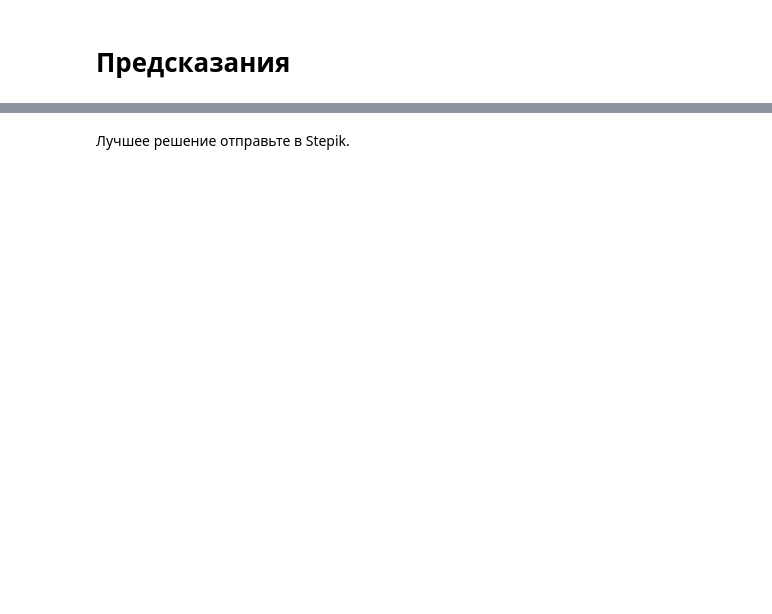
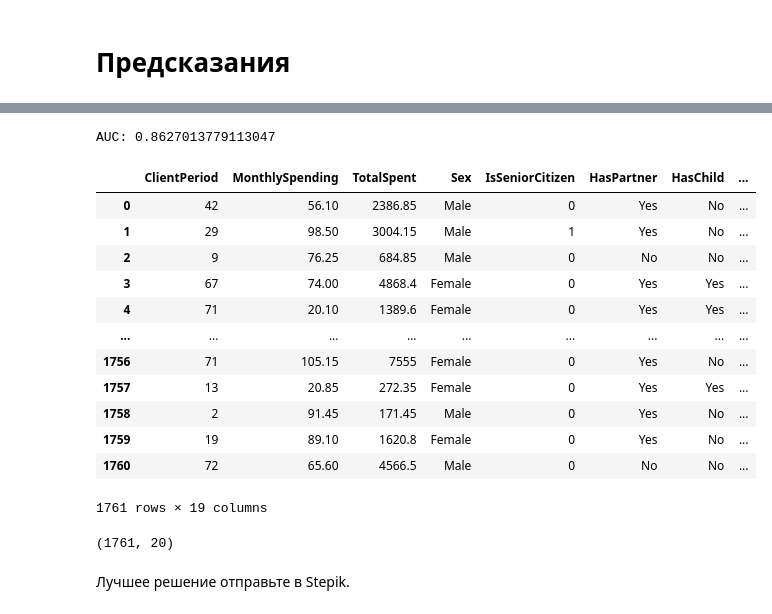
Before and after one commit to Nathan-Mort/Study, a Jupyter notebook: week_03_composition_model_selection/Homework/hw_3_kaggle.ipynb, the cells around one changed output, grey strips where cells are left out. Saved outputs shown, nothing was run; the diff lists cells and outputs as text; code cells hidden in the pictures; blank space fills up the shorter version.

```diff
--- a/week_03_composition_model_selection/Homework/hw_3_kaggle.ipynb
+++ b/week_03_composition_model_selection/Homework/hw_3_kaggle.ipynb
@@ -357,0 +480,10 @@ SyntaxError: invalid syntax (<ipython-input-12-7d881febecc7>, line 1)
+# %%
+cat = CatBoostClassifier(cat_features=cat_cols, silent=True, eval_metric='AUC', n_estimators=400, learning_rate=0.01)
+cat.fit(X_original, y)
+
+y_pred_proba = cat.predict_proba(X_original)[:, 1]
+
+auc_score = roc_auc_score(y, y_pred_proba)
+print(f'AUC: {auc_score}')
+# %% [output]
+AUC: 0.8627013779113047
@@ -357,0 +492,17 @@ SyntaxError: invalid syntax (<ipython-input-12-7d881febecc7>, line 1)
+# %%
+X_test = pd.read_csv('./test.csv')
+X_test
+# %% [output]
+|  | ClientPeriod | MonthlySpending | TotalSpent | Sex | IsSeniorCitizen | HasPartner | HasChild | ... |
+| 0 | 42 | 56.10 | 2386.85 | Male | 0 | Yes | No | ... |
+| 1 | 29 | 98.50 | 3004.15 | Male | 1 | Yes | No | ... |
+| 2 | 9 | 76.25 | 684.85 | Male | 0 | No | No | ... |
+| 3 | 67 | 74.00 | 4868.4 | Female | 0 | Yes | Yes | ... |
+| 4 | 71 | 20.10 | 1389.6 | Female | 0 | Yes | Yes | ... |
+| ... | ... | ... | ... | ... | ... | ... | ... | ... |
+| 1756 | 71 | 105.15 | 7555 | Female | 0 | Yes | No | ... |
+| 1757 | 13 | 20.85 | 272.35 | Female | 0 | Yes | Yes | ... |
+| 1758 | 2 | 91.45 | 171.45 | Male | 0 | Yes | No | ... |
+| 1759 | 19 | 89.10 | 1620.8 | Female | 0 | Yes | No | ... |
+| 1760 | 72 | 65.60 | 4566.5 | Male | 0 | No | No | ... |
+1761 rows × 19 columns
@@ -358 +512,5 @@ SyntaxError: invalid syntax (<ipython-input-12-7d881febecc7>, line 1)
+# %%
+X_test.shape
+# %% [output]
+(1761, 20)
 # %%
```
Also changed, not shown: parts of 20 cells of this notebook.
